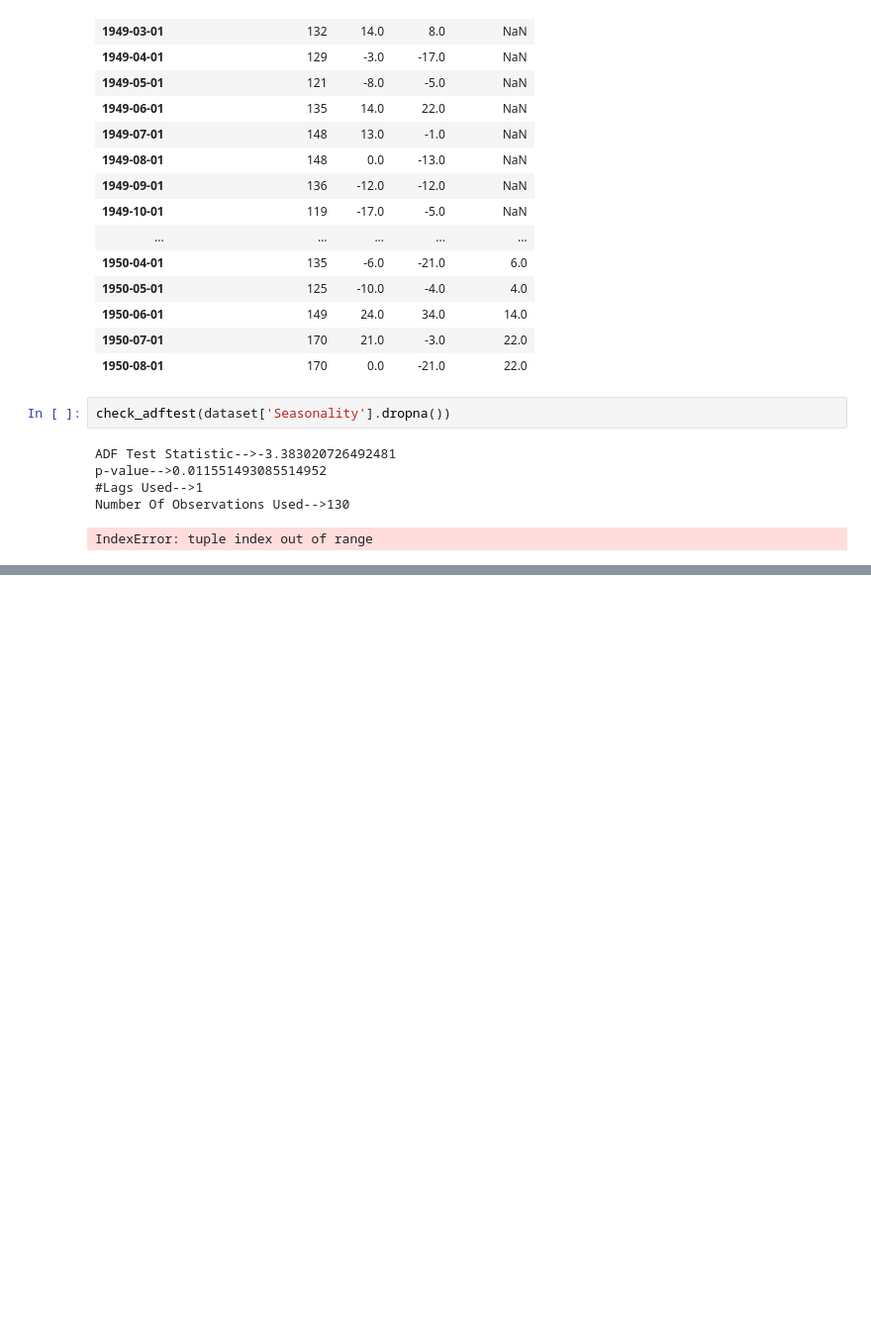
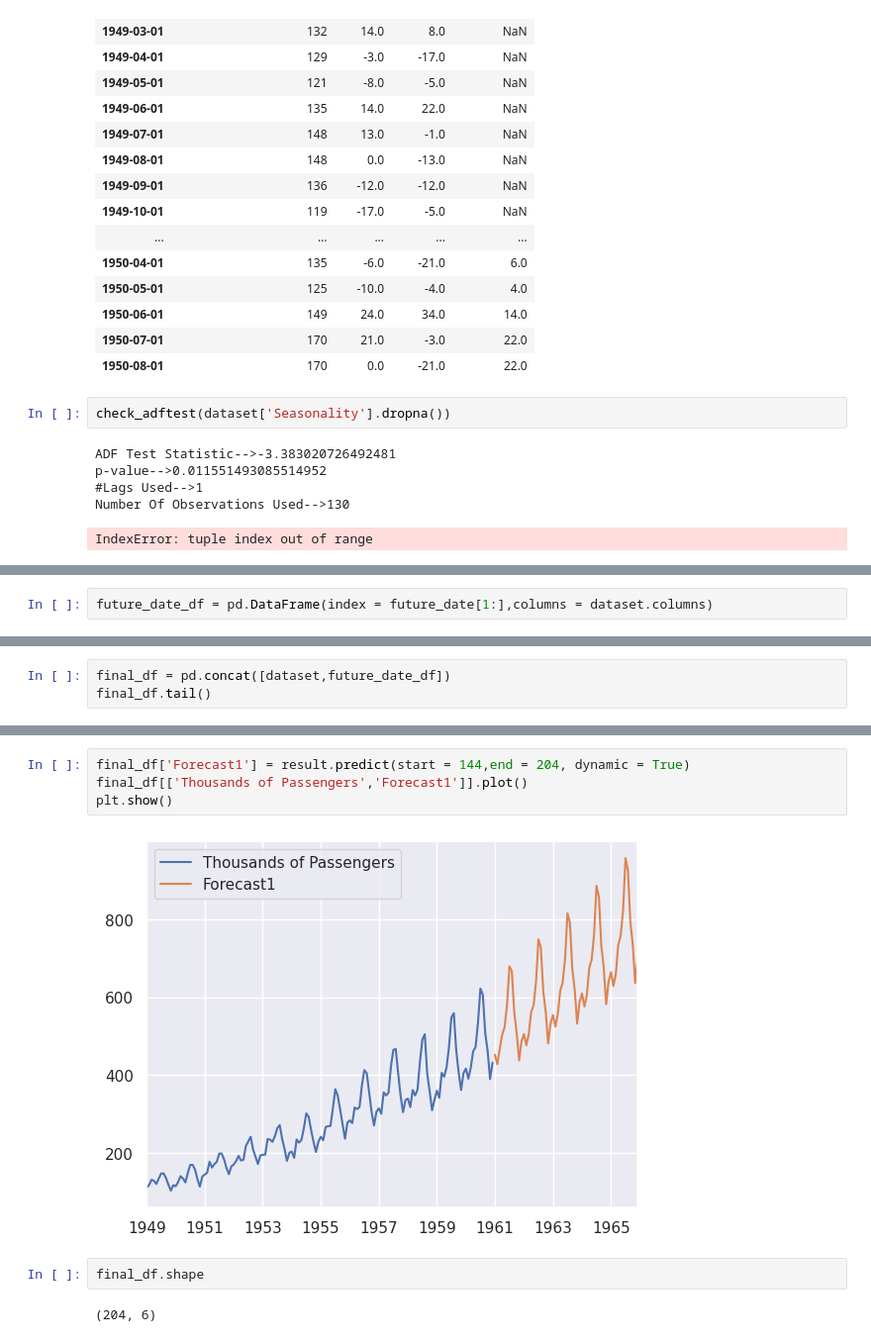
Before and after one commit to KOWSALYAAARU/test_app, a Jupyter notebook: time_series_forecasting_casestudy_1.ipynb, the cells around one changed output, grey strips where cells are left out. Shown at 99% size. Cells and saved outputs as stored; diff of their text form; blank space fills up the shorter version.

```diff
--- a/time_series_forecasting_casestudy_1.ipynb
+++ b/time_series_forecasting_casestudy_1.ipynb
@@ -275,0 +412,2 @@ IndexError: tuple index out of range
+# %%
+future_date_df = pd.DataFrame(index = future_date[1:],columns = dataset.columns)
@@ -275,0 +423,3 @@ IndexError: tuple index out of range
+# %%
+final_df = pd.concat([dataset,future_date_df])
+final_df.tail()
@@ -275,0 +433,10 @@ IndexError: tuple index out of range
+# %%
+final_df['Forecast1'] = result.predict(start = 144,end = 204, dynamic = True)
+final_df[['Thousands of Passengers','Forecast1']].plot()
+plt.show()
+# %% [output]
+[figure, added]
+# %%
+final_df.shape
+# %% [output]
+(204, 6)
```
Also changed, not shown: parts of 32 cells of this notebook.
